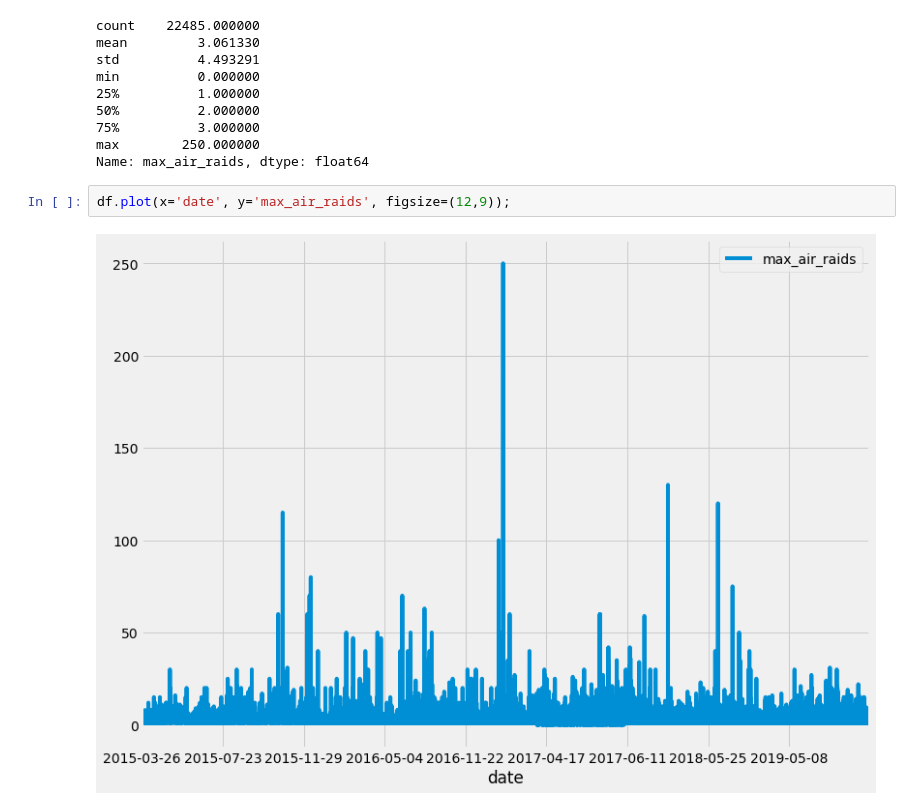
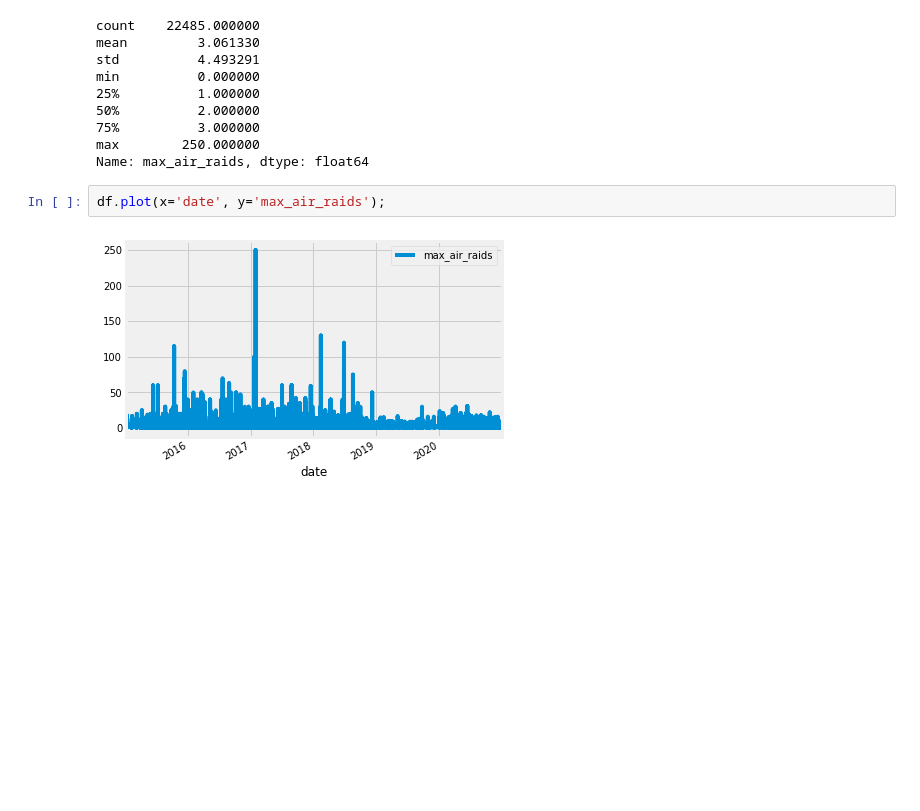
Before and after one commit to gnelsonpr6/yemen_air_raids, a Jupyter notebook: eileen_eda_notebook.ipynb, the cells around one changed output. Cells and saved outputs as stored; diff of their text form; blank space fills up the shorter version.

Commit message:
added some plots

```diff
--- a/eileen_eda_notebook-Copy1.ipynb
+++ b/eileen_eda_notebook.ipynb
@@ -200,7 +190,7 @@ min          0.000000
 max        250.000000
 Name: max_air_raids, dtype: float64
 # %%
-df.plot(x='date', y='max_air_raids', figsize=(12,9));
+df.plot(x='date', y='max_air_raids');
 # %% [output]
-[figure, old version]
+[figure, new version]
 # %%
```
Also changed, not shown: parts of 42 cells of this notebook.
